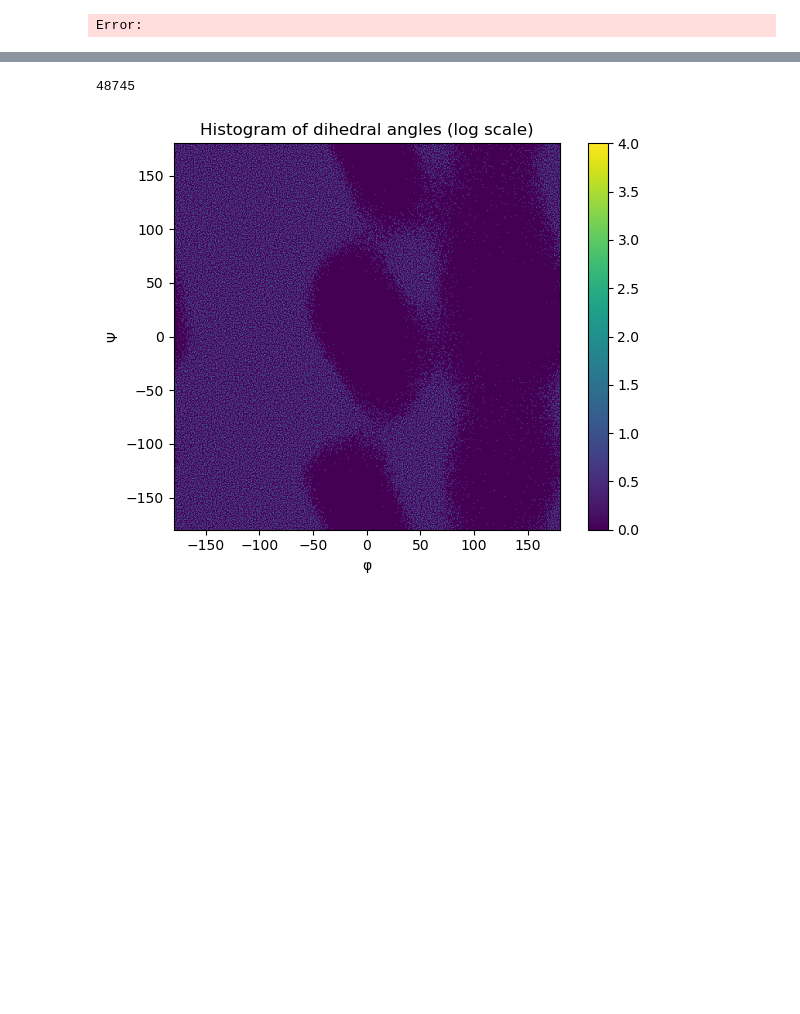
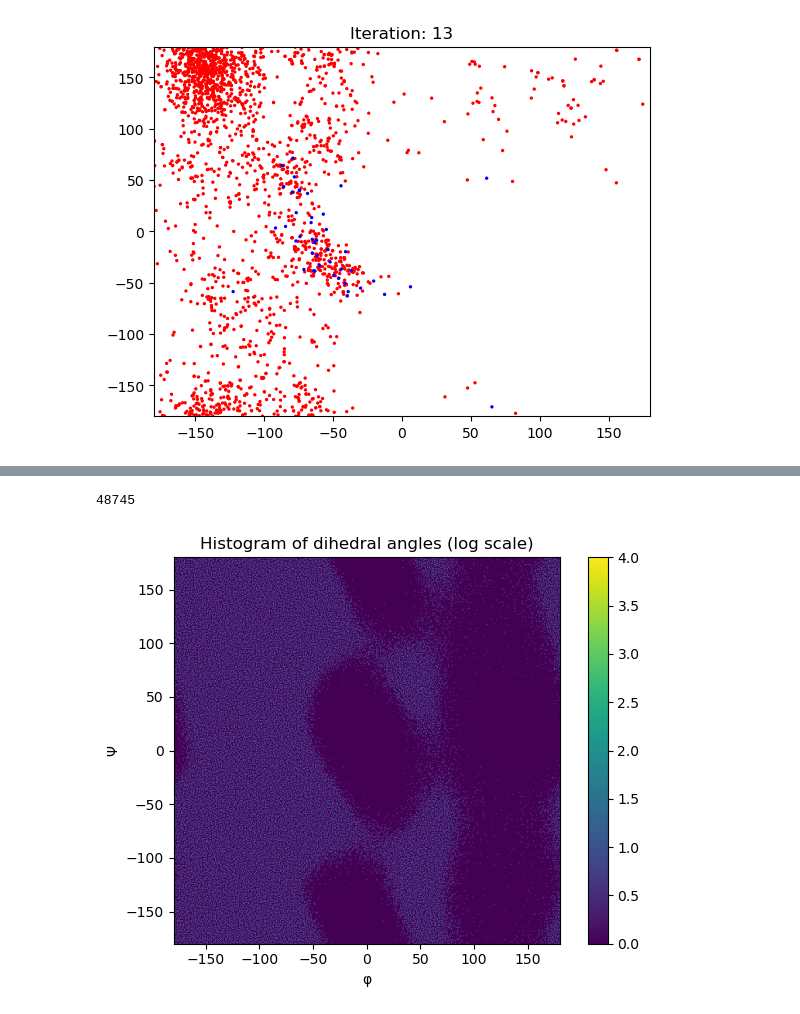
Before and after one commit to balu1029/gnn_uncertainty, a Jupyter notebook: datasets/helper/cv_visualizer.ipynb, the cells around one changed output, grey strips where cells are left out. Saved outputs shown, nothing was run; the diff lists cells and outputs as text; code cells hidden in the pictures; blank space fills up the shorter version.

```diff
--- a/datasets/helper/cv_visualizer.ipynb
+++ b/datasets/helper/cv_visualizer.ipynb
@@ -274,18 +274,18 @@ def animate_active_learning(base_path, paths, fps=15):
         os.makedirs(save_path)
     ani.save(save_path + "animation.gif", writer=PillowWriter(fps=fps))
 # %%
-base_path = "../../al/run34/data/"
+base_path = "../../al/run36/data/"
 added_files = [f for f in os.listdir(base_path) if f.startswith("data_")]
 num_files = len(added_files)
 paths = [base_path + "dataset.xyz"]
 paths.extend([base_path + f"data_{i}.xyz" for i in range(num_files)])
 paths = np.array(paths)
 
 #multi_scatter(paths[[-3,-2,-1]])
 #multi_scatter(paths[:])
-animate_active_learning(paths[0], paths[1:], fps=3)
+animate_active_learning(paths[0], paths[1:], fps=1)
 # %% [output]
-Error:
+[figure, added]
 # %%
 base_path = "../../al/run31/data/"
 added_files = [f for f in os.listdir(base_path) if f.startswith("data_")]
```
Also changed, not shown: parts of 1 cell of this notebook, 6 other files.
